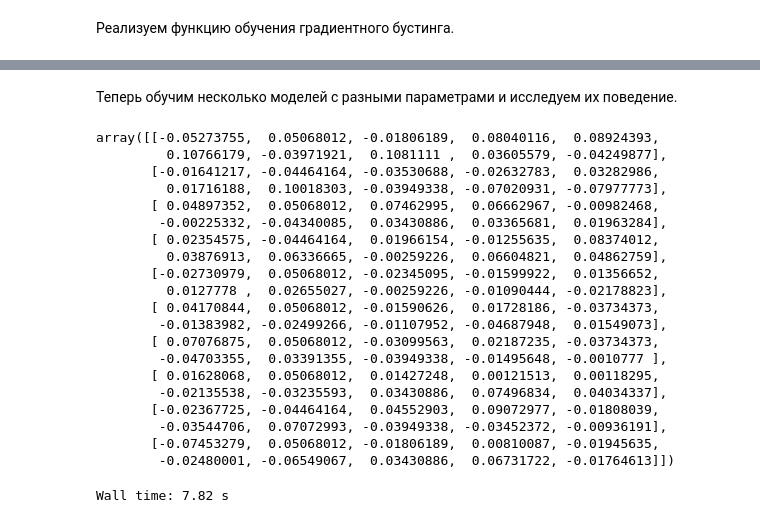
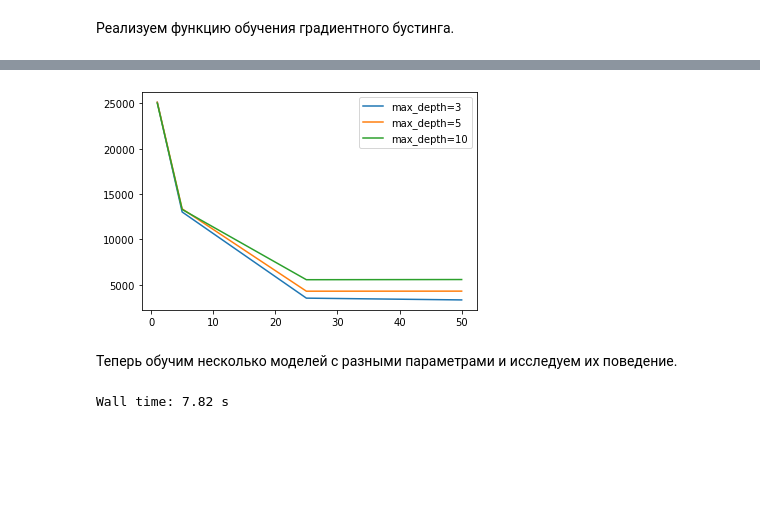
Before and after one commit to Anbionchik/Git_brain_lessons, a Jupyter notebook: Data_analysis_algorythms/Les6/Lesson_6_extended.ipynb, the cells around one changed output, grey strips where cells are left out. Saved outputs shown, nothing was run; the diff lists cells and outputs as text; code cells hidden in the pictures; blank space fills up the shorter version.

```diff
--- a/Data_analysis_algorythms/Les6/Lesson_6_extended.ipynb
+++ b/Data_analysis_algorythms/Les6/Lesson_6_extended.ipynb
@@ -379,3 +379,21 @@ def gb_fit_improved(n_trees, max_depth, X_train, X_test, y_train, y_test, eta):
         trees.append(tree)
 
     return trees, train_errors, test_errors
+# %%
+from itertools import product
+eta = 0.1
+
+n_trees_list = [1, 5, 25, 50]
+max_depth_list = [3, 5, 10]
+
+results_list = np.zeros([len([(x, y) for x, y in product(n_trees_list, max_depth_list)]), 3])
+iterator = 0
+
+for n_trees, max_depth in product(n_trees_list, max_depth_list):
+    trees, _, _ = gb_fit_improved(n_trees, max_depth, X_train, X_test, y_train, y_test, eta)
+
+    test_prediction = gb_predict(X_test, trees, eta)
+
+    results_list[iterator, :] = (n_trees, max_depth, mean_squared_error(y_test, test_prediction))
+
+    iterator += 1
@@ -382,3 +415,12 @@ def gb_fit_improved(n_trees, max_depth, X_train, X_test, y_train, y_test, eta):
+# %%
+
+for max_depth in max_depth_list:
+    plt.plot(results_list[np.where(results_list[:,1] == max_depth)][:,0], results_list[np.where(results_list[:,1] == max_depth)][:,2], label=f'max_depth={max_depth}')
+    plt.xlabel = 'n_trees'
+    plt.ylabel = 'MSE'
+    plt.legend()
+# %% [output]
+[figure, added]
 # %%
 from random import sample
 
@@ -428,29 +470,6 @@ def stochastic_gb_fit(n_trees, max_depth, X_train, X_test, y_train, y_test, eta,
     return trees, train_errors, test_errors
 # %% [markdown]
 Теперь обучим несколько моделей с разными параметрами и исследуем их поведение.
-# %%
-X_test[sample(range(X_test.shape[0]), 10), :]
-# %% [output]
-array([[-0.05273755,  0.05068012, -0.01806189,  0.08040116,  0.08924393,
-         0.10766179, -0.03971921,  0.1081111 ,  0.03605579, -0.04249877],
-       [-0.01641217, -0.04464164, -0.03530688, -0.02632783,  0.03282986,
-         0.01716188,  0.10018303, -0.03949338, -0.07020931, -0.07977773],
-       [ 0.04897352,  0.05068012,  0.07462995,  0.06662967, -0.00982468,
-        -0.00225332, -0.04340085,  0.03430886,  0.03365681,  0.01963284],
-       [ 0.02354575, -0.04464164,  0.01966154, -0.01255635,  0.08374012,
-         0.03876913,  0.06336665, -0.00259226,  0.06604821,  0.04862759],
-       [-0.02730979,  0.05068012, -0.02345095, -0.01599922,  0.01356652,
-         0.0127778 ,  0.02655027, -0.00259226, -0.01090444, -0.02178823],
-       [ 0.04170844,  0.05068012, -0.01590626,  0.01728186, -0.03734373,
-        -0.01383982, -0.02499266, -0.01107952, -0.04687948,  0.01549073],
-       [ 0.07076875,  0.05068012, -0.03099563,  0.02187235, -0.03734373,
-        -0.04703355,  0.03391355, -0.03949338, -0.01495648, -0.0010777 ],
-       [ 0.01628068,  0.05068012,  0.01427248,  0.00121513,  0.00118295,
-        -0.02135538, -0.03235593,  0.03430886,  0.07496834,  0.04034337],
-       [-0.02367725, -0.04464164,  0.04552903,  0.09072977, -0.01808039,
-        -0.03544706,  0.07072993, -0.03949338, -0.03452372, -0.00936191],
-       [-0.07453279,  0.05068012, -0.01806189,  0.00810087, -0.01945635,
-        -0.02480001, -0.06549067,  0.03430886,  0.06731722, -0.01764613]])
 # %%
 %%time
 
```
Also changed, not shown: parts of 1 cell of this notebook, 5 other files.
